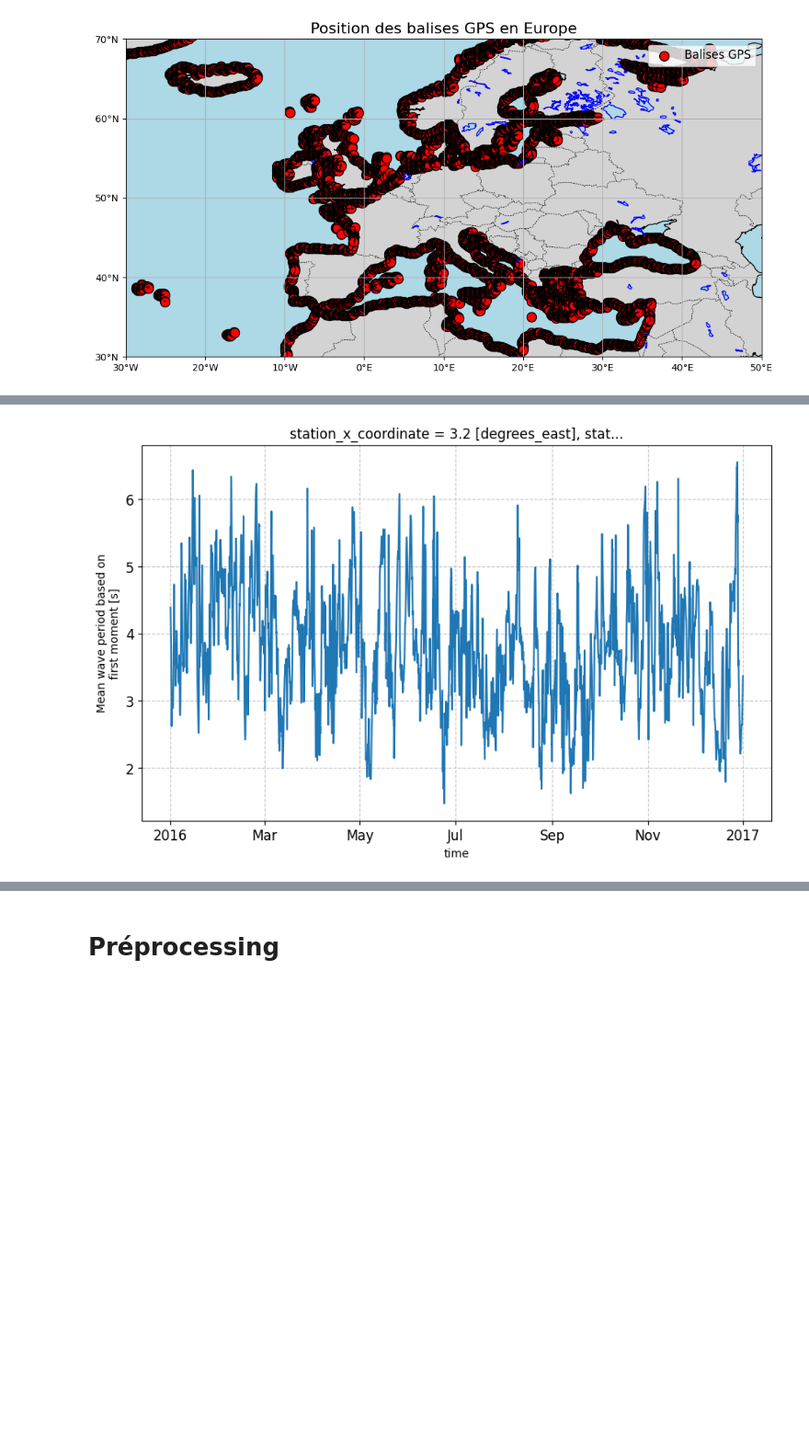
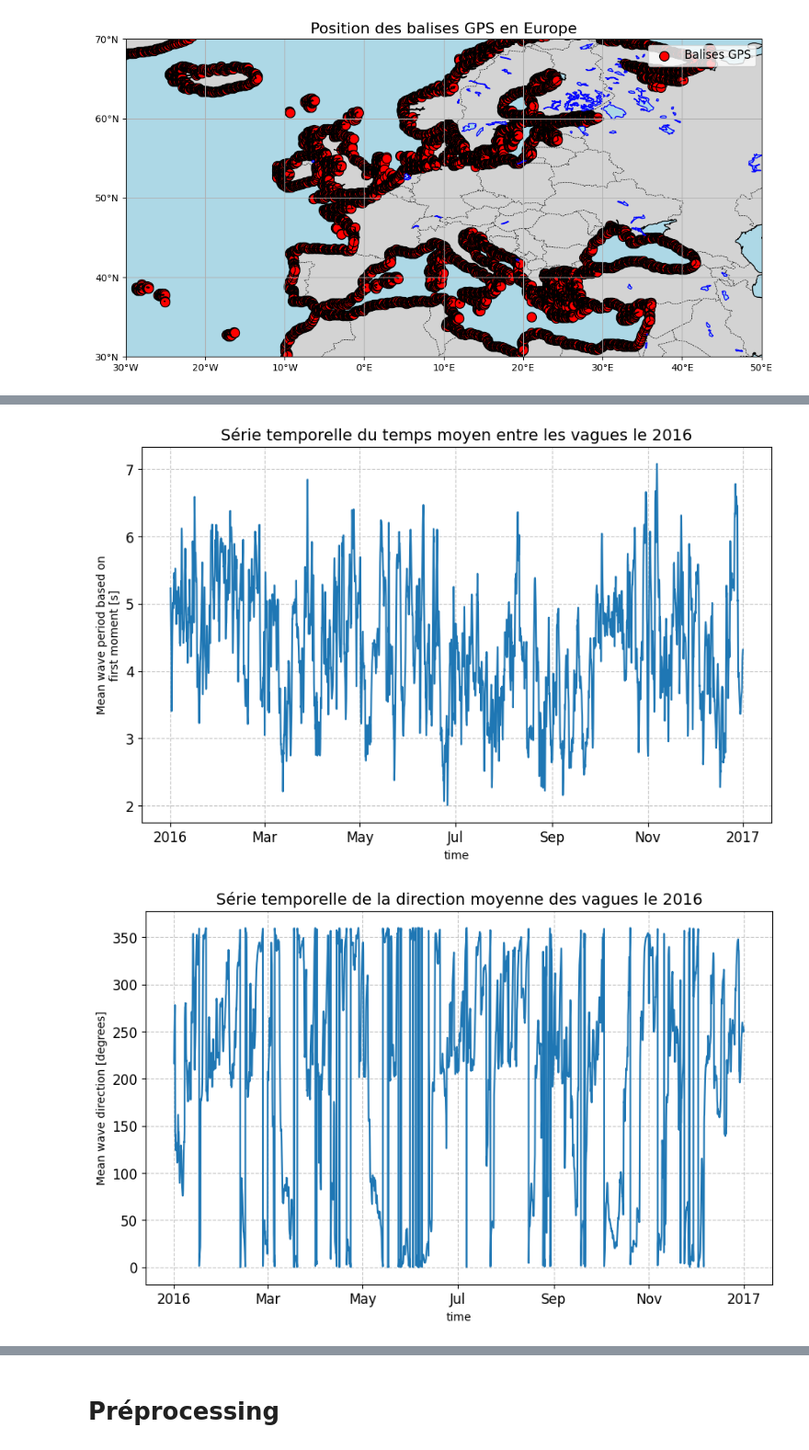
Before and after one commit to vonguyenthaonhi/SERIE-TEMPORELLE-MOSEF, a Jupyter notebook: projet.ipynb, the cells around one changed output, grey strips where cells are left out. Shown at 92% size. Drawn from its saved outputs; the diff is of its cells as text; code cells hidden in the pictures; blank space fills up the shorter version.

```diff
--- a/projet.ipynb
+++ b/projet.ipynb
@@ -205,12 +187,35 @@ plt.show()
+# %%
+# on regarde les séries temporelles sur une balise
+temps_moyen_entre_les_vagues_2016_mer_du_nord = xr.open_dataset(netcdf_files[0])['mp1'].isel(locs=2706)
+direction_moyene_des_vagues_2016_mer_du_nord = xr.open_dataset(netcdf_files[2])['mwd'].isel(locs=2706)
+temps_moyen_entre_les_vagues_energetiques_2016_mer_du_nord = xr.open_dataset(netcdf_files[4])['pp1d'].isel(locs=2706)
+hauteur_moyenne_du_tier_des_vagues_les_plus_hautes_2016_mer_du_nord = xr.open_dataset(netcdf_files[6])['swh'].isel(locs=2706)
+tables = [
+    temps_moyen_entre_les_vagues_2016_mer_du_nord,
+    direction_moyene_des_vagues_2016_mer_du_nord,
+    temps_moyen_entre_les_vagues_energetiques_2016_mer_du_nord,
+    hauteur_moyenne_du_tier_des_vagues_les_plus_hautes_2016_mer_du_nord
+]
+
+# Titres correspondants pour chaque variable
+titles = [
+    "Série temporelle du temps moyen entre les vagues",
+    "Série temporelle de la direction moyenne des vagues",
+    "Série temporelle de la période des vagues océaniques les plus énergétiques",
+    "Série temporelle de la hauteur moyenne (mètre) du tiers le plus élevé des vagues"
+]
 # %%
-fig, ax = plt.subplots(figsize=(10, 6))  # Taille du graphique
-xr.open_dataset(netcdf_files[0])['mp1'].isel(locs=2708).plot(ax=ax)
+date_filtre = "2016"
+for table, title in zip(tables, titles):
+    data_filtre = table.sel(time=date_filtre)
+    fig, ax = plt.subplots(figsize=(10, 6))
+    data_filtre.plot(ax=ax)  # Tracer les données filtrées
+    ax.tick_params(axis='both', which='major', labelsize=12)  # Taille des labels des axes
+    ax.set_title(f"{title} le {date_filtre}", fontsize=14)  # Ajouter le titre correspondant
+    ax.grid(True, linestyle='--', alpha=0.7)
 
-ax.tick_params(axis='both', which='major', labelsize=12)  # Taille des labels des axes
-
-# Afficher la grille
-ax.grid(True, linestyle='--', alpha=0.7)
-
-plt.show()
+    # Afficher le graphique
+    plt.show()
 # %% [output]
-[figure, old version]
+[figure, new version]
+[figure, added]
```
Also changed, not shown: parts of 10 cells of this notebook.
